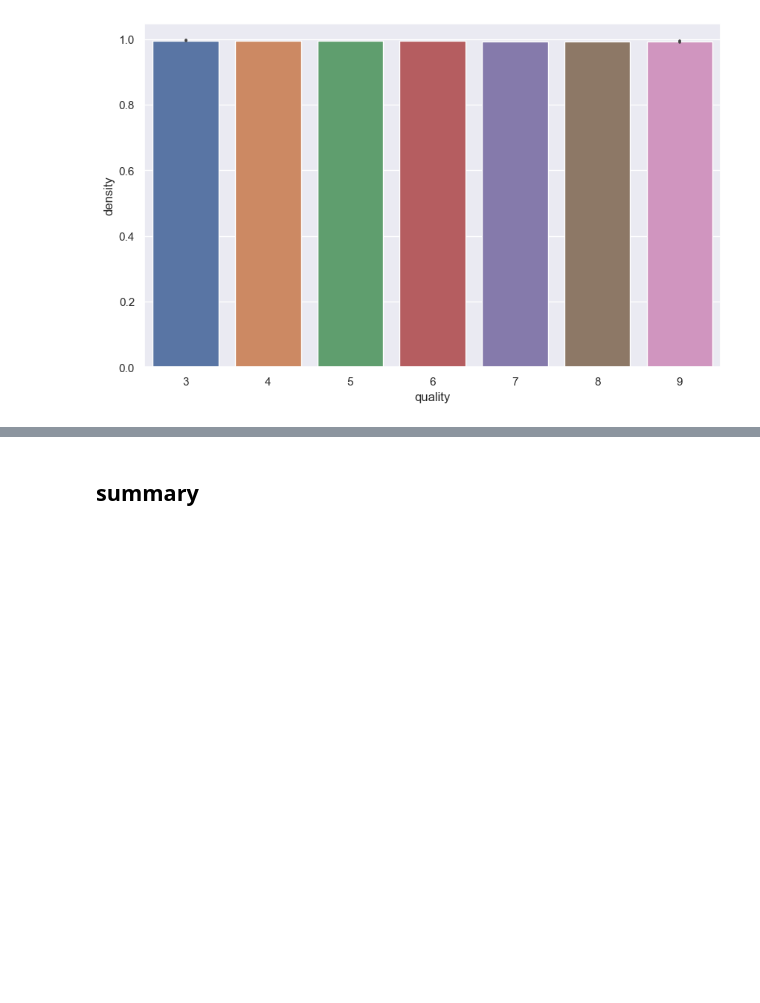
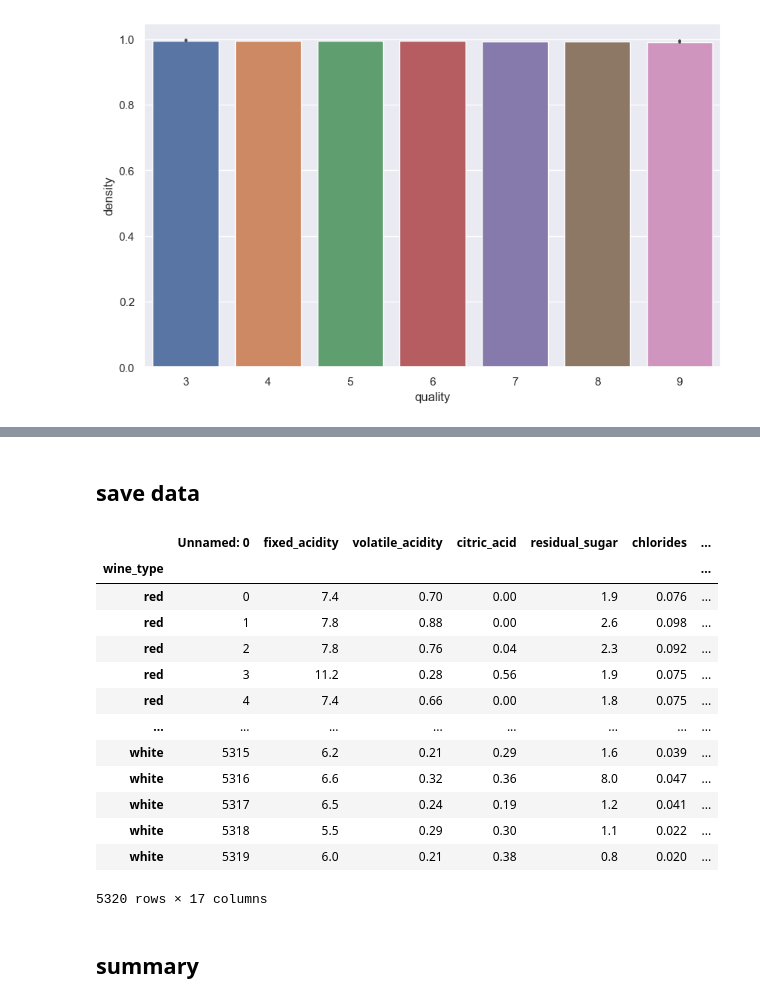
Before and after one commit to Gardenialover/Capstone_Two_Project, a Jupyter notebook: notebooks/3_exploratory_data analysis_wine_quality.ipynb, the cells around one changed output, grey strips where cells are left out. Cells and saved outputs as stored; diff of their text form; code cells hidden in the pictures; blank space fills up the shorter version.

Commit message:
add save data

```diff
--- a/notebooks/3_exploratory_data analysis_wine_quality.ipynb
+++ b/notebooks/3_exploratory_data analysis_wine_quality.ipynb
@@ -127,0 +128,2 @@ sns.barplot(x = "quality", y = "chlorides", data = wine_df)
+# %% [markdown]
+## save data
@@ -128,3 +142,21 @@ sns.barplot(x = "quality", y = "chlorides", data = wine_df)
+# %%
+wine_df_eda= pd.read_csv("../data/wine_df_eda.csv", index_col = "wine_type")
+wine_df_eda
+# %% [output]
+|  | Unnamed: 0 | fixed_acidity | volatile_acidity | citric_acid | residual_sugar | chlorides | ... |
+| wine_type |  |  |  |  |  |  | ... |
+| red | 0 | 7.4 | 0.70 | 0.00 | 1.9 | 0.076 | ... |
+| red | 1 | 7.8 | 0.88 | 0.00 | 2.6 | 0.098 | ... |
+| red | 2 | 7.8 | 0.76 | 0.04 | 2.3 | 0.092 | ... |
+| red | 3 | 11.2 | 0.28 | 0.56 | 1.9 | 0.075 | ... |
+| red | 4 | 7.4 | 0.66 | 0.00 | 1.8 | 0.075 | ... |
+| ... | ... | ... | ... | ... | ... | ... | ... |
+| white | 5315 | 6.2 | 0.21 | 0.29 | 1.6 | 0.039 | ... |
+| white | 5316 | 6.6 | 0.32 | 0.36 | 8.0 | 0.047 | ... |
+| white | 5317 | 6.5 | 0.24 | 0.19 | 1.2 | 0.041 | ... |
+| white | 5318 | 5.5 | 0.29 | 0.30 | 1.1 | 0.022 | ... |
+| white | 5319 | 6.0 | 0.21 | 0.38 | 0.8 | 0.020 | ... |
+5320 rows × 17 columns
 # %% [markdown]
 ## summary
 # %% [markdown]
```
Also changed, not shown: parts of 4 cells of this notebook, 1 other file.
